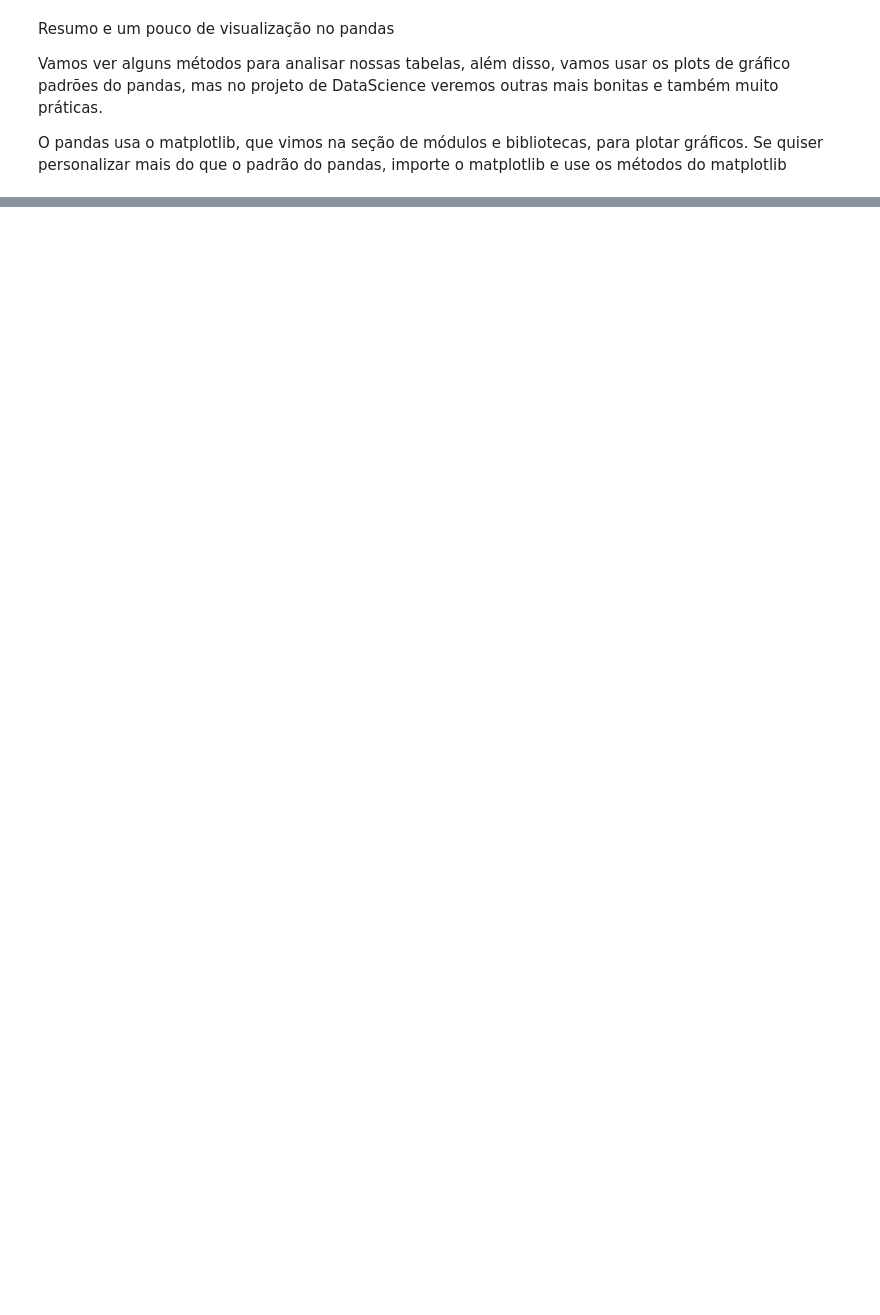
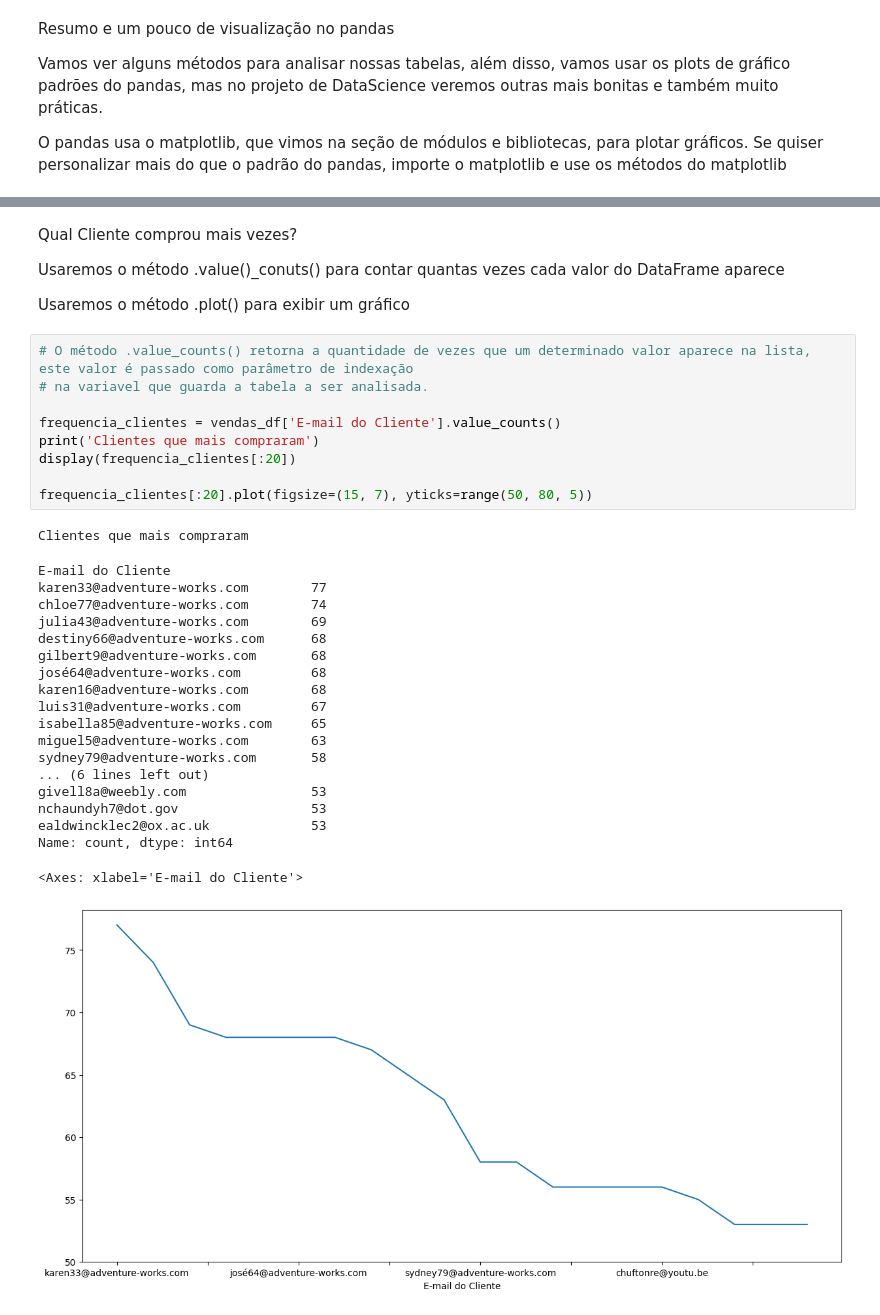
Before and after one commit to JulianoMarthins/CursoPython, a Jupyter notebook: Pandas/04_Análise_Visualização.ipynb, the cells around one changed output, grey strips where cells are left out. Drawn from its saved outputs; the diff is of its cells as text; blank space fills up the shorter version.

```diff
--- a/Pandas/04_Análise_Visualização.ipynb
+++ b/Pandas/04_Análise_Visualização.ipynb
@@ -47,0 +34,36 @@ display(vendas_df)
+# %% [markdown]
+Qual Cliente comprou mais vezes?
+
+Usaremos o método .value()_conuts() para contar quantas vezes cada valor do DataFrame aparece
+
+Usaremos o método .plot() para exibir um gráfico
+# %%
+# O método .value_counts() retorna a quantidade de vezes que um determinado valor aparece na lista, este valor é passado como parâmetro de indexação
+# na variavel que guarda a tabela a ser analisada.
+
+frequencia_clientes = vendas_df['E-mail do Cliente'].value_counts()
+print('Clientes que mais compraram')
+display(frequencia_clientes[:20])
+
+frequencia_clientes[:20].plot(figsize=(15, 7), yticks=range(50, 80, 5))
+# %% [output]
+Clientes que mais compraram
+E-mail do Cliente
+karen33@adventure-works.com        77
+chloe77@adventure-works.com        74
+julia43@adventure-works.com        69
+destiny66@adventure-works.com      68
+gilbert9@adventure-works.com       68
+josé64@adventure-works.com         68
+karen16@adventure-works.com        68
+luis31@adventure-works.com         67
+isabella85@adventure-works.com     65
+miguel5@adventure-works.com        63
+sydney79@adventure-works.com       58
+... (6 lines left out)
+givell8a@weebly.com                53
+nchaundyh7@dot.gov                 53
+ealdwincklec2@ox.ac.uk             53
+Name: count, dtype: int64
+<Axes: xlabel='E-mail do Cliente'>
+[figure, added]
```
Also changed, not shown: parts of 4 cells of this notebook, 2 other files.
